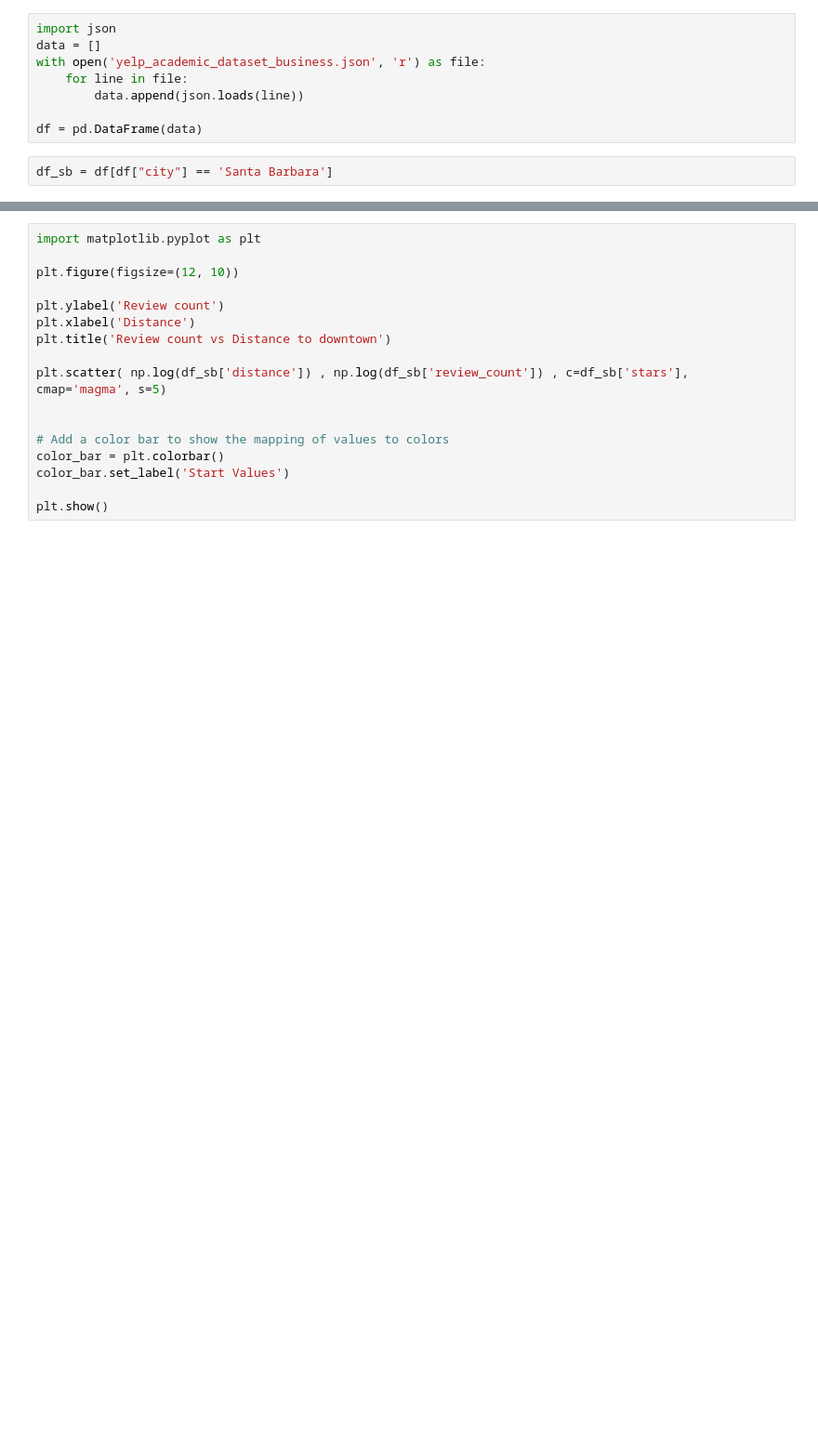
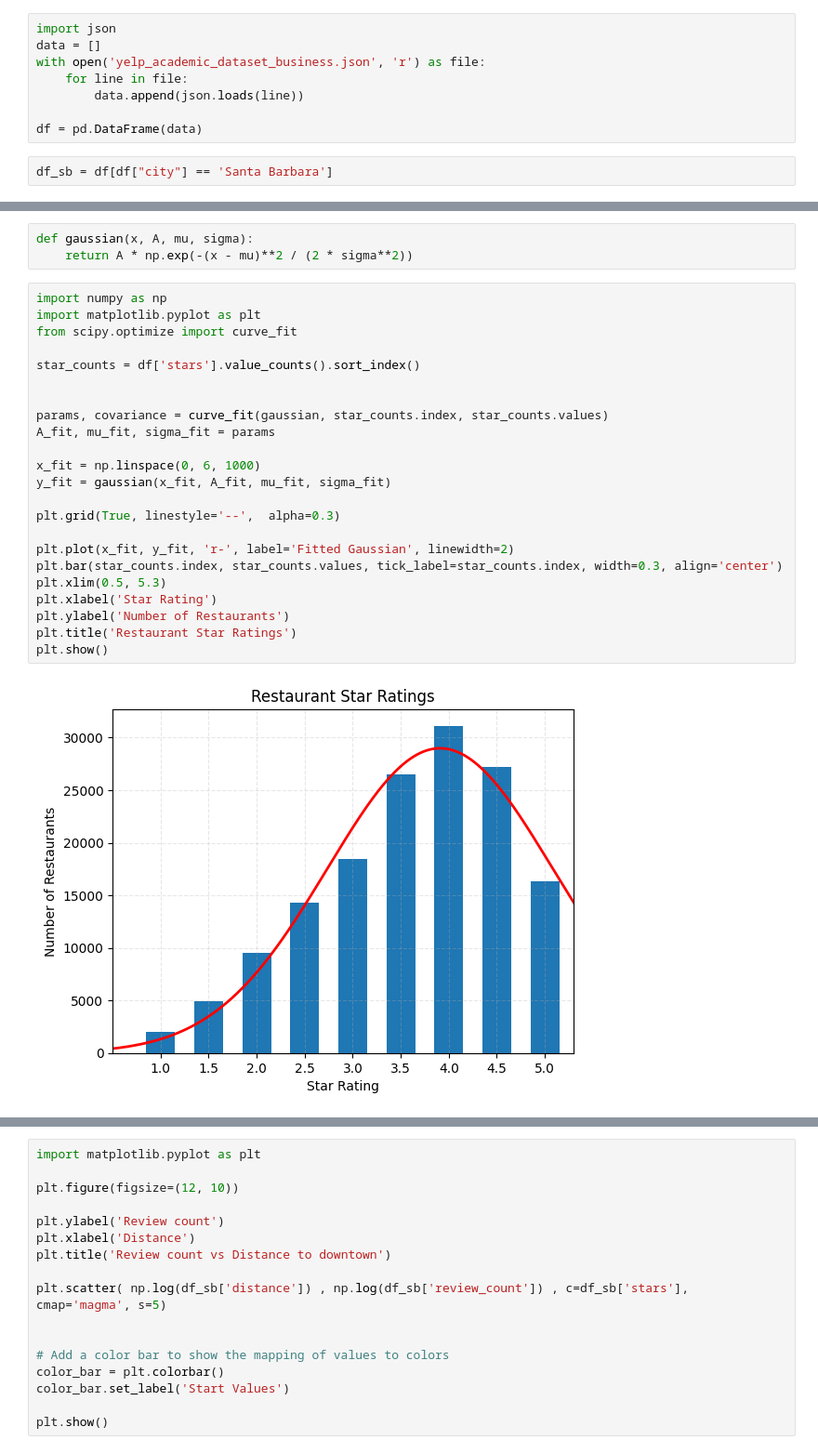
Before and after one commit to yyang35/datascience-capstone-project, a Jupyter notebook: yelp_dataset_distance.ipynb, the cells around one changed output, grey strips where cells are left out. Shown at 93% size. Saved outputs shown, nothing was run; the diff lists cells and outputs as text; blank space fills up the shorter version.

```diff
--- a/yelp_dataset_distance.ipynb
+++ b/yelp_dataset_distance.ipynb
@@ -93,0 +92,28 @@ plt.show()
+# %%
+def gaussian(x, A, mu, sigma):
+    return A * np.exp(-(x - mu)**2 / (2 * sigma**2))
+# %%
+import numpy as np
+import matplotlib.pyplot as plt
+from scipy.optimize import curve_fit
+
+star_counts = df['stars'].value_counts().sort_index()
+
+
+params, covariance = curve_fit(gaussian, star_counts.index, star_counts.values)
+A_fit, mu_fit, sigma_fit = params
+
+x_fit = np.linspace(0, 6, 1000)
+y_fit = gaussian(x_fit, A_fit, mu_fit, sigma_fit)
+
+plt.grid(True, linestyle='--',  alpha=0.3)
+
+plt.plot(x_fit, y_fit, 'r-', label='Fitted Gaussian', linewidth=2)
+plt.bar(star_counts.index, star_counts.values, tick_label=star_counts.index, width=0.3, align='center')
+plt.xlim(0.5, 5.3)
+plt.xlabel('Star Rating')
+plt.ylabel('Number of Restaurants')
+plt.title('Restaurant Star Ratings')
+plt.show()
+# %% [output]
+[figure, added]
```
Also changed, not shown: parts of 16 cells of this notebook, 1 other file.
